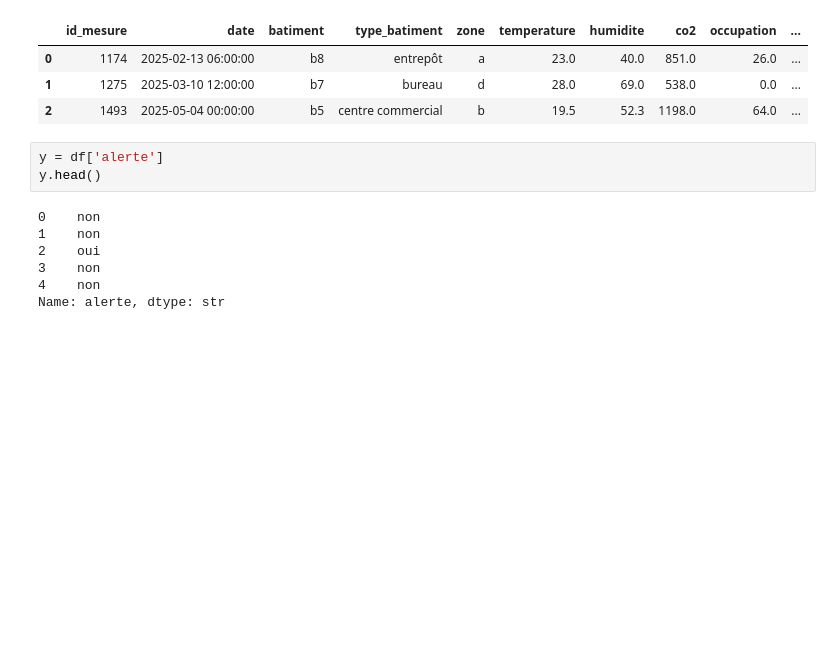
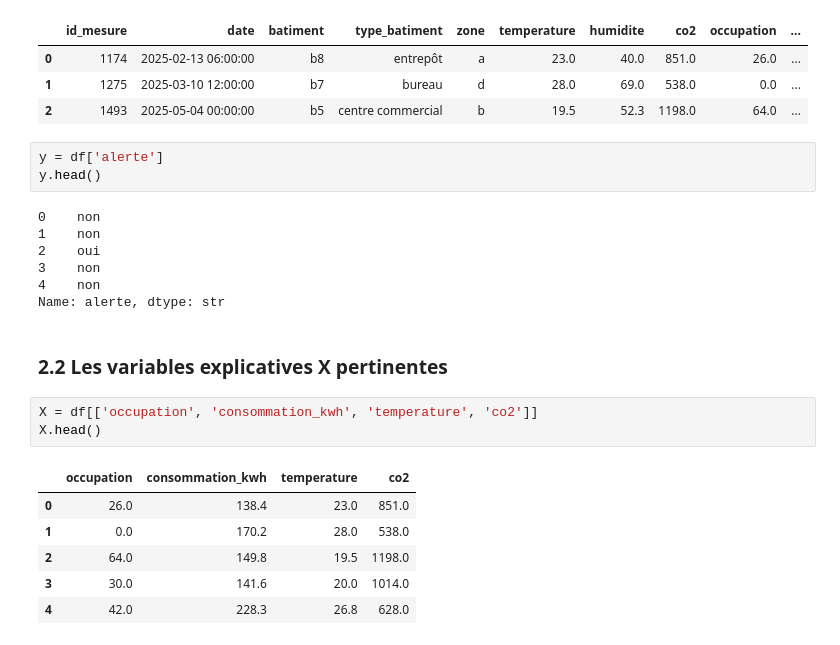
Before and after one commit to Alassanee/atelier_prepa_donnees_tab, a Jupyter notebook: notebooks/atelier_prepa_donnees_tab.ipynb, the cells around one changed output. Cells and saved outputs as stored; diff of their text form; blank space fills up the shorter version.

Commit message:
Choix des variables explicatives les plus pertinents

```diff
--- a/notebooks/atelier_prepa_donnees_tab.ipynb
+++ b/notebooks/atelier_prepa_donnees_tab.ipynb
@@ -586,3 +586,15 @@ y.head()
 3    non
 4    non
 Name: alerte, dtype: str
+# %% [markdown]
+### **2.2 Les variables explicatives X pertinentes**
+# %%
+X = df[['occupation', 'consommation_kwh', 'temperature', 'co2']]
+X.head()
+# %% [output]
+|  | occupation | consommation_kwh | temperature | co2 |
+| 0 | 26.0 | 138.4 | 23.0 | 851.0 |
+| 1 | 0.0 | 170.2 | 28.0 | 538.0 |
+| 2 | 64.0 | 149.8 | 19.5 | 1198.0 |
+| 3 | 30.0 | 141.6 | 20.0 | 1014.0 |
+| 4 | 42.0 | 228.3 | 26.8 | 628.0 |
```
